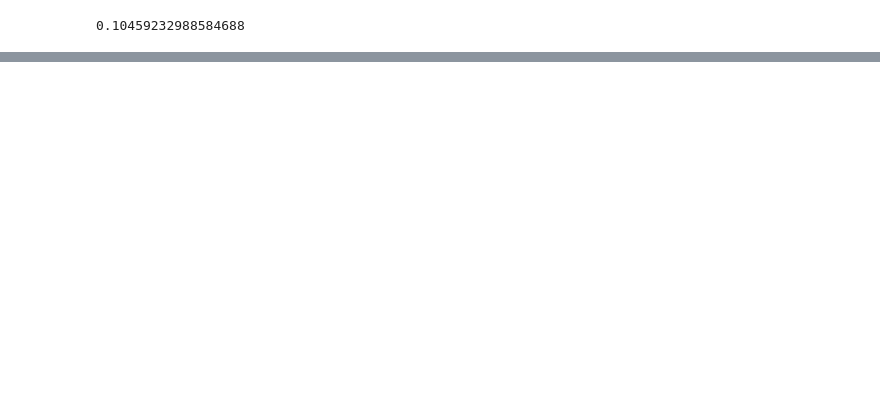
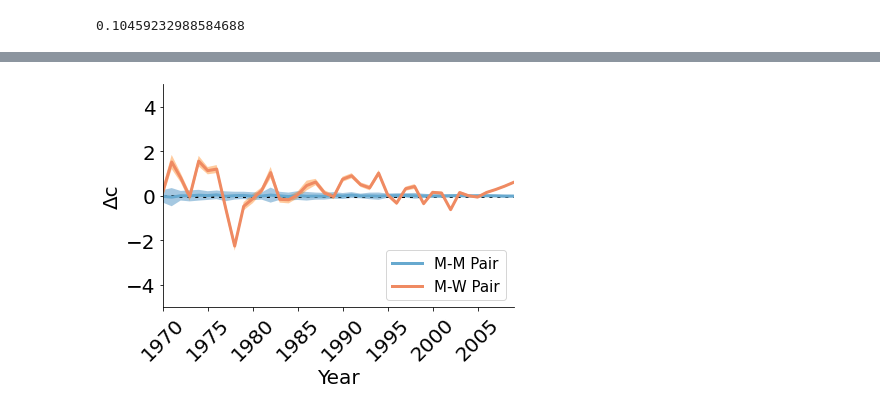
Before and after one commit to therobinkay/firstmover, a Jupyter notebook: main.ipynb, the cells around one changed output, grey strips where cells are left out. Drawn from its saved outputs; the diff is of its cells as text; code cells hidden in the pictures; blank space fills up the shorter version.

```diff
--- a/main.ipynb
+++ b/main.ipynb
@@ -2583,7 +2588,7 @@ sim_mm_5 = sim_mm_5.merge(cb5vc, left_on='paper1', right_on='paper').rename(
 sim_mm_5 = sim_mm_5.merge(cb5vc, left_on='paper2', right_on='paper').rename(
     columns = {'cen': 'count2'}).drop(['paper'], axis=1)
 
-sim_mm_5['countd'] = sim_mm_sdz['count1'] - sim_mm_sdz['count2']
+sim_mm_5['countd'] = sim_mm_5['count1'] - sim_mm_5['count2']
 
 print(len(sim_mm_5))
 sim_mm_5.head()
@@ -2612,0 +2673,63 @@ simp_mm = simp_mm[['lateryear', 'scend']].sort_values(by=['lateryear', 'scend'])
+# %%
+# mm_ms is the DataFrame for the difference plot (M-M pairs)
+mm_ms_5 = mm_centrality_5.copy()
+
+# Retrieving the list of means and SDs
+meanlist = mm_ms_5.iloc[:,1:].mean(axis=1).tolist()
+sdlist = mm_ms_5.iloc[:,1:].std(axis=1).tolist()
+
+# Appending to the DataFrame
+mm_ms_5['avg'] = meanlist
+mm_ms_5['sd'] = sdlist
+mm_ms_5 = mm_ms_5[['lateryear','avg','sd']]
+# %%
+# remove sparse year data (not used in visualization regardlessly)
+
+mm_ms_5 = mm_ms_5.loc[4:].reset_index(drop=True)
+mf_ms_5 = mf_ms_5.loc[5:].reset_index(drop=True)
+# %%
+# Creating a year vs. centrality difference plot, separated by gender
+
+fig, ax = plt.subplots(figsize=(6,4.5))
+right_side = ax.spines["right"]
+top_side = ax.spines["top"]
+right_side.set_visible(False)
+top_side.set_visible(False)
+
+# Equilibrium line
+plt.axhline(y=0, color='black', linestyle='dotted', lw=3)
+
+# Plotting M-M pairs
+plt.plot(mm_ms_5.lateryear,mm_ms_5.avg,"-",label="M-M Pair",
+         color='#67a9cf', lw=3)
+
+# shading the SD area (M-M)
+X  = np.linspace(min(mm_ms_5.lateryear),max(mm_ms_5.lateryear),mm_ms_5.lateryear.nunique())
+plt.fill_between(X,
+                 mm_ms_5.avg + mm_ms_5.sd,
+                 mm_ms_5.avg - mm_ms_5.sd,
+                 color='C0',alpha=.4,edgecolor="none")
+
+# Plotting M-F pairs
+plt.plot(mf_ms_5.lateryear,mf_ms_5.countd['mean'],"-",label="M-W Pair",
+         color='#ef8a62', lw=3)
+
+# shading the SE area (M-F)
+plt.fill_between(X,
+                 mf_ms_5.countd['mean'] + mf_ms_5['sem'],
+                 mf_ms_5.countd['mean'] - mf_ms_5['sem'],
+                 color='C1',alpha=.4,edgecolor="none")
+
+plt.xticks(fontsize=20, rotation=45)
+plt.yticks(fontsize=20)
+plt.xlabel("Year",fontsize=20)
+plt.ylabel("\u0394c",fontsize=20)
+plt.xlim(xmin=1970, xmax=2009)
+plt.ylim(ymin=-5, ymax=5)
+
+plt.legend(loc='lower right', fontsize=15)
+
+plt.tight_layout()
+fig.savefig(f"./mm_mf_cdiff_5.pdf")
+# %% [output]
+[figure, added]
```
Also changed, not shown: parts of 8 cells of this notebook.
